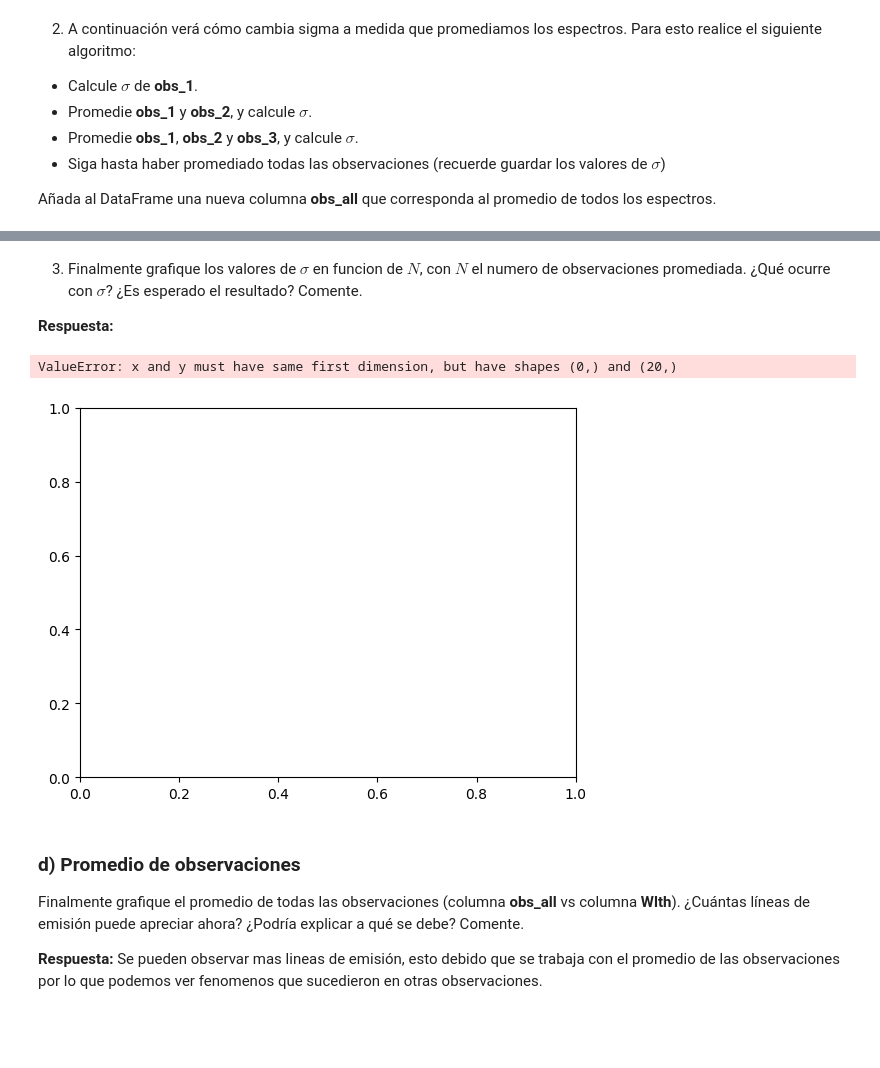
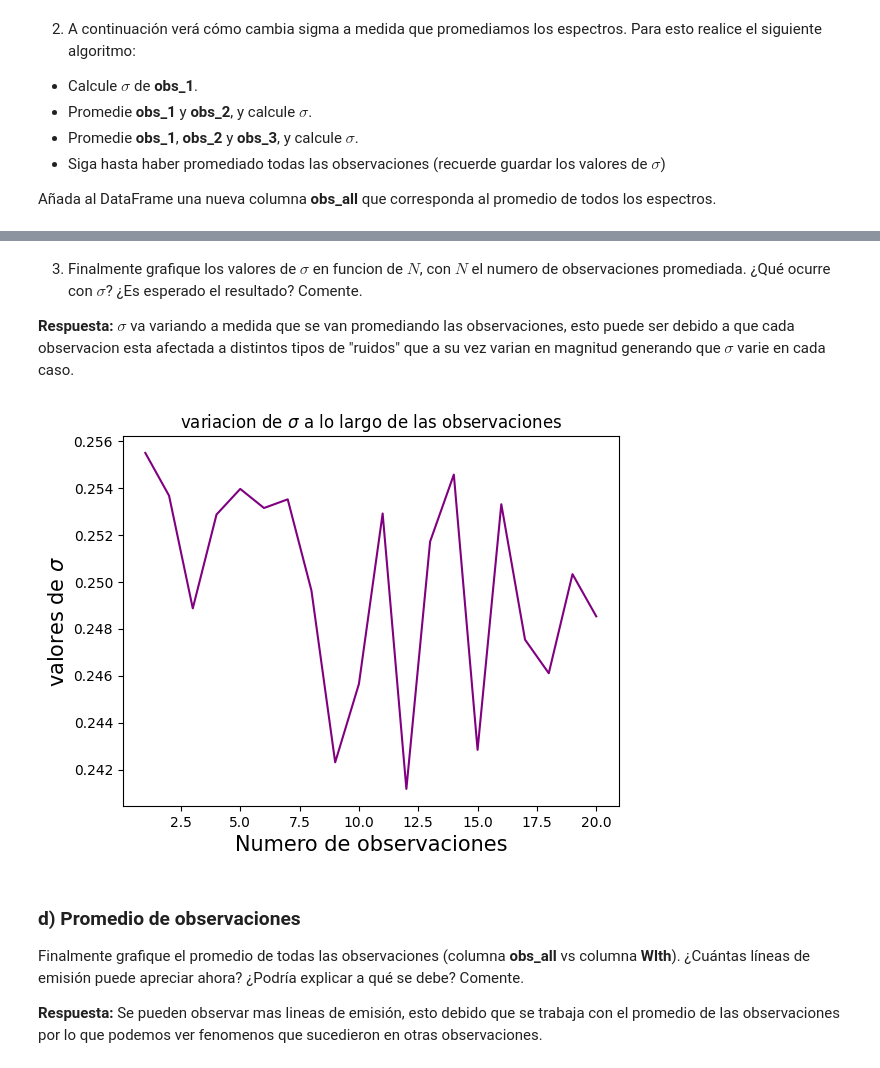
Before and after one commit to Morales-Andres/Tarea-2, a Jupyter notebook: Tarea2.ipynb, the cells around one changed output, grey strips where cells are left out. Saved outputs shown, nothing was run; the diff lists cells and outputs as text; code cells hidden in the pictures; blank space fills up the shorter version.

```diff
--- a/Tarea2.ipynb
+++ b/Tarea2.ipynb
@@ -324,12 +324,15 @@ data['obs_all'] = (data.sum(axis=1) - data['Wlth'] - data['Unnamed: 0'])/20
 # %% [markdown]
  3. Finalmente grafique los valores de $\sigma$ en funcion de $N$, con $N$ el numero de observaciones promediada. ¿Qué ocurre con $\sigma$? ¿Es esperado el resultado? Comente.
 
-**Respuesta:**
+**Respuesta:** $\sigma$ va variando a medida que se van promediando las observaciones, esto puede ser debido a que cada observacion esta afectada a distintos tipos de "ruidos" que a su vez varian en magnitud generando que $\sigma$ varie en cada caso.
-# %%
-plt.plot(obs_std, range(0,20))
-# %% [output]
-ValueError: x and y must have same first dimension, but have shapes (0,) and (20,)
-[figure, removed]
+# %%
+plt.plot(range(1,21), obs_std, color='purple')
+plt.xlabel('Numero de observaciones', fontsize=15)
+plt.ylabel('valores de $\sigma$', fontsize=15)
+plt.title('variacion de $\sigma$ a lo largo de las observaciones')
+plt.show()
+# %% [output]
+[figure, added]
 # %% [markdown]
 ### d) Promedio de observaciones
 
```
Also changed, not shown: parts of 1 cell of this notebook.
